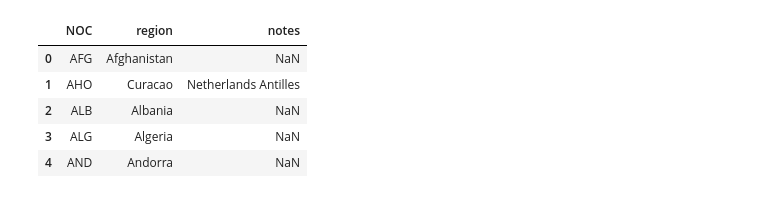
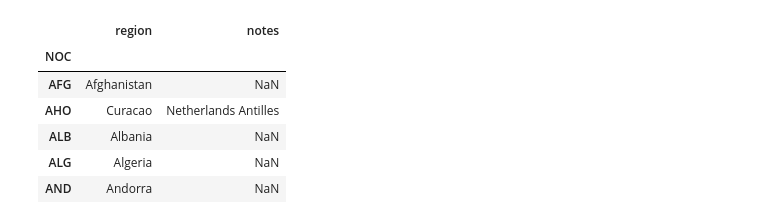
Before and after one commit to DaniaGarciaM/Olympics-DGM, a Jupyter notebook: queries.ipynb, the cells around one changed output. Drawn from its saved outputs; the diff is of its cells as text; code cells hidden in the pictures.

Commit message:
Dataset para dashboard limpio

```diff
--- a/queries.ipynb
+++ b/queries.ipynb
@@ -13,12 +13,13 @@ athletes.head(5)
 | 4 | Edgar Lindenau Aabye | M | 34.0 | NaN | NaN | Denmark/Sweden | DEN | 1900 Summer | 1900 | Summer | Paris | ... |
 | 5 | Christine Jacoba Aaftink | F | 21.0 | 185.0 | 82.0 | Netherlands | NED | 1988 Winter | 1988 | Winter | Calgary | ... |
 # %%
-regions = pd.read_csv("datasets/noc_regions.csv")
-regions.head()
+regiones = pd.read_csv("datasets/noc_regions.csv", index_col=0)
+regiones.head()
 # %% [output]
-|  | NOC | region | notes |
-| 0 | AFG | Afghanistan | NaN |
-| 1 | AHO | Curacao | Netherlands Antilles |
-| 2 | ALB | Albania | NaN |
-| 3 | ALG | Algeria | NaN |
-| 4 | AND | Andorra | NaN |
+|  | region | notes |
+| NOC |  |  |
+| AFG | Afghanistan | NaN |
+| AHO | Curacao | Netherlands Antilles |
+| ALB | Albania | NaN |
+| ALG | Algeria | NaN |
+| AND | Andorra | NaN |
```
Also changed, not shown: parts of 18 cells of this notebook, 22 other files.
